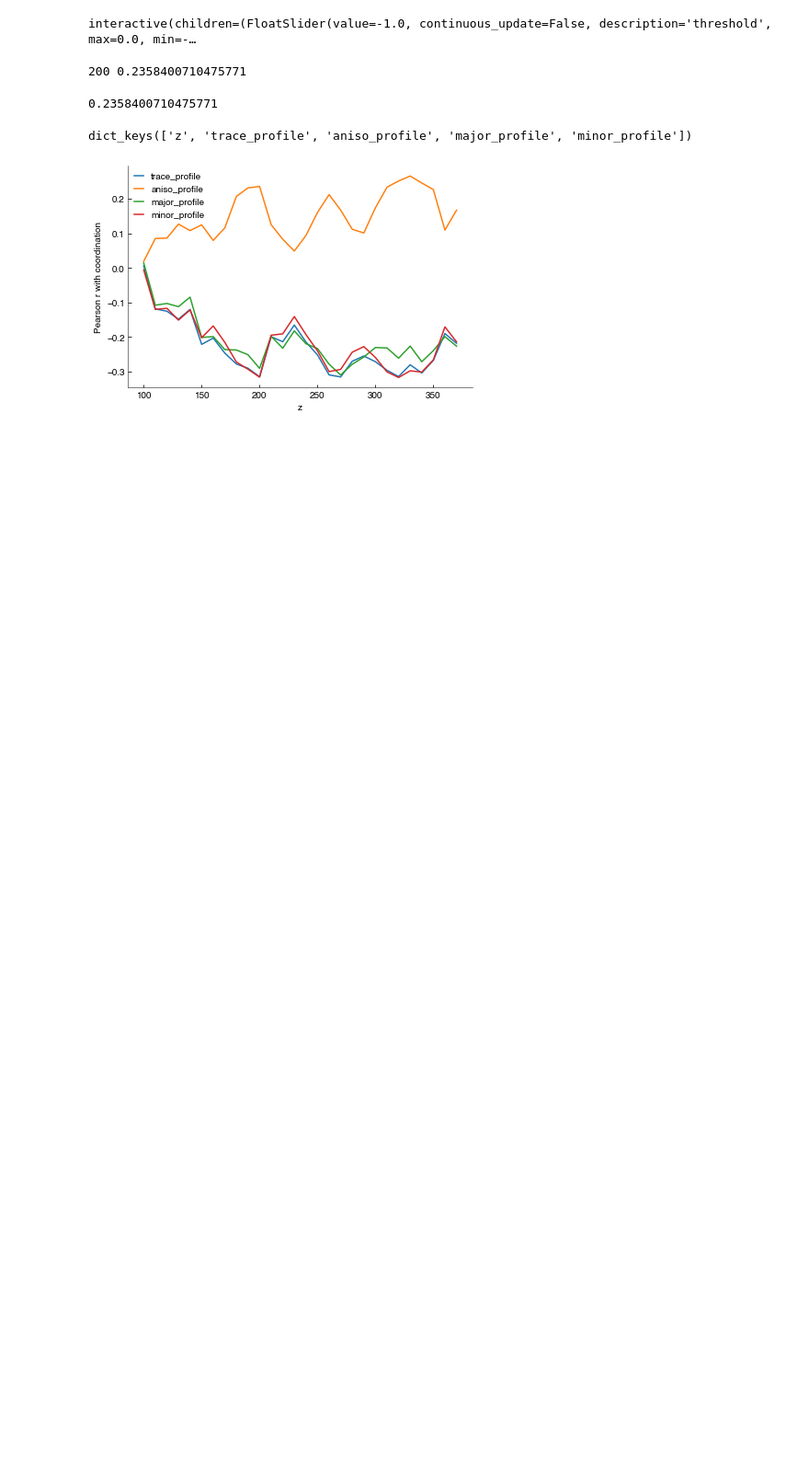
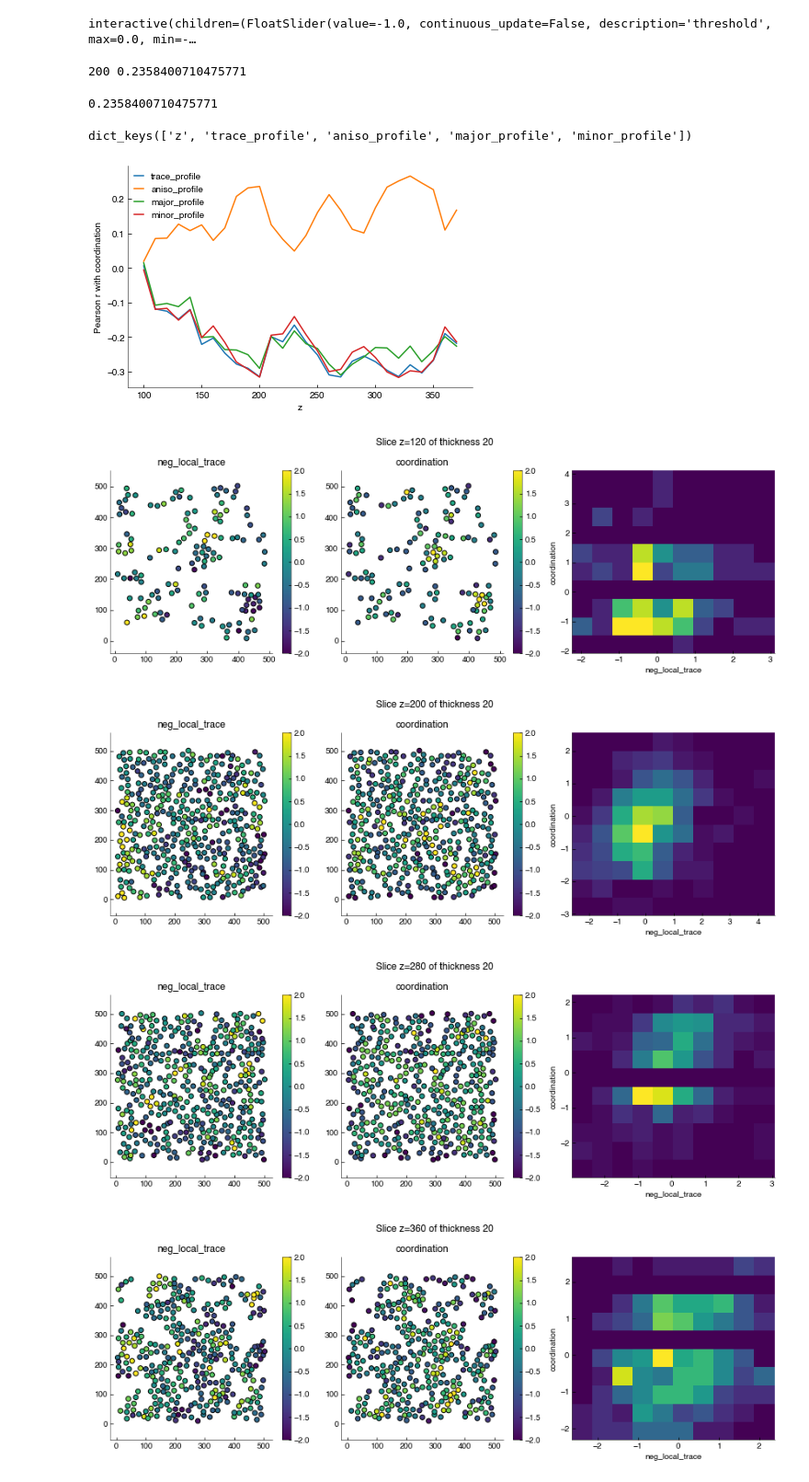
Before and after one commit to FTurci/canard-enchaine, a Jupyter notebook: Analysis.ipynb, the cells around one changed output. Shown: that part at 92% size. Drawn from its saved outputs; the diff is of its cells as text; code cells hidden in the pictures; blank space fills up the shorter version.

```diff
--- a/Analysis.ipynb
+++ b/Analysis.ipynb
@@ -286,3 +285,11 @@ plt.xlabel('z'),plt.ylabel('Pearson r with coordination');
 plt.savefig('figs/profile_ correlations.png')
 # %% [output]
 [figure]
+# %%
+for z in [120,200,280,360]:
+    centres.plot_sample_slices(z,-centres.local_trace,centres.stress_coordination, feature_scaling=True, thickness=20)
+# %% [output]
+[figure, added]
+[figure, added]
+[figure, added]
+[figure, added]
```
Also changed, not shown: parts of 9 cells of this notebook, 2 other files.
